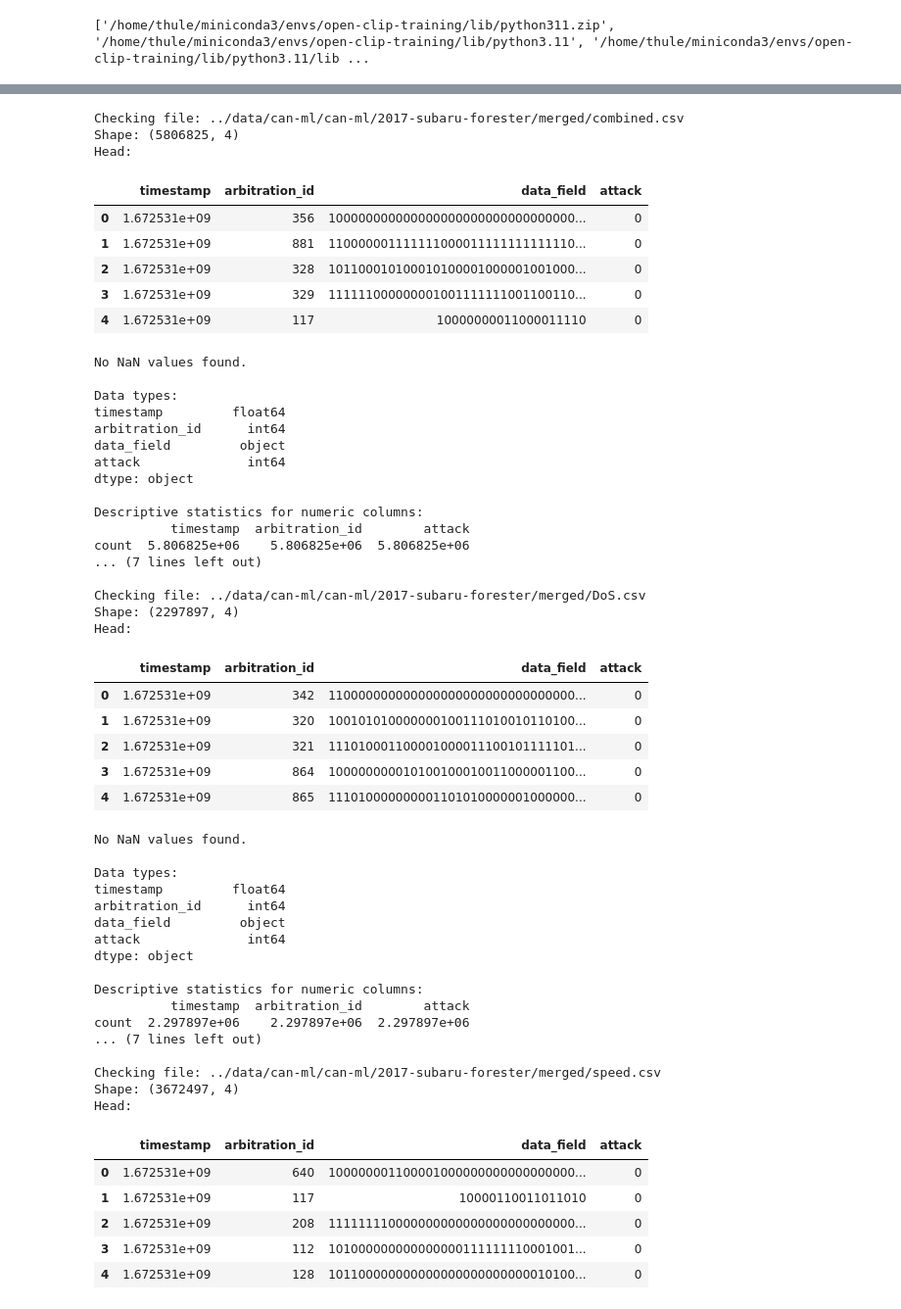
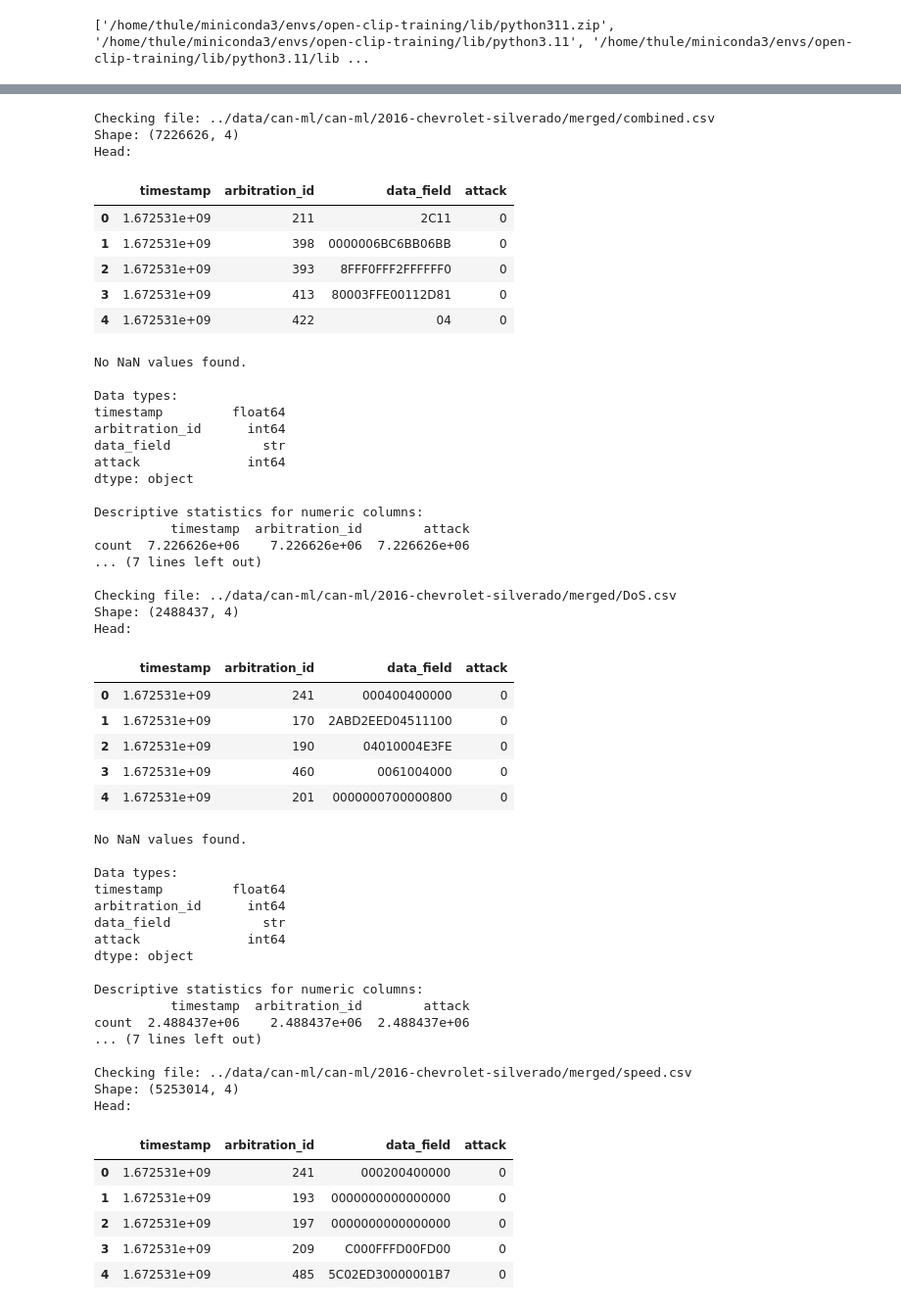
Before and after one commit to thulexuan/ConvRetNetIDS, a Jupyter notebook: notebooks/can_ml.ipynb, the cells around one changed output, grey strips where cells are left out. Shown at 98% size. Cells and saved outputs as stored; diff of their text form; code cells hidden in the pictures.

```diff
--- a/notebooks/can_ml.ipynb
+++ b/notebooks/can_ml.ipynb
@@ -13,7 +13,7 @@ import pandas as pd
 
 # Define the directory path for the attack folders
 input_dir = '../data/can-ml/can-ml/2017-subaru-forester/post-attack-labeled'  # Replace with your directory path
-output_dir = '../data/can-ml/can-ml/2017-subaru-forester/010726/merged'  # Replace with the output directory path for merged files
+output_dir = '../data/can-ml/can-ml/2017-subaru-forester/160926/merged-canid-in-hex'  # Replace with the output directory path for merged files
 
 # Create the output directory if it doesn't exist
 os.makedirs(output_dir, exist_ok=True)
@@ -44,7 +44,7 @@ for attack_type in attack_types:
 
             # Data preprocessing
             # Convert arbitration_id to integer (decimal) if it's a valid value
-            df['arbitration_id'] = df['arbitration_id'].apply(lambda x: int(x, 16) if isinstance(x, str) else x)
+            # df['arbitration_id'] = df['arbitration_id'].apply(lambda x: int(x, 16) if isinstance(x, str) else x)
 
             # Remove rows with any invalid values
             df = df[['timestamp', 'arbitration_id', 'data_field', 'attack']].dropna()
@@ -74,6 +74,6 @@ Merged systematic saved to ../data/can-ml/can-ml/2017-subaru-forester/010726/mer
 # %%
 # Define the directory path
-directory_path = '../data/can-ml/can-ml/2017-subaru-forester/010726/merged/combined.csv'
+directory_path = '../data/can-ml/can-ml/2016-chevrolet-silverado/merged/combined.csv'
 
 df = pd.read_csv(directory_path)
 # Display the first few rows of the combined DataFrame
@@ -98,8 +98,8 @@ import os
 import pandas as pd
 
 # Directory path containing CSV files
-# /home/hieutt/UniCon/data/can-ml/2017-subaru-forester/merged
-input_dir = '../data/can-ml/can-ml/2017-subaru-forester/merged'  # Change the path if needed
+# /home/hieutt/UniCon/data/can-ml/2016-chevrolet-silverado/merged
+input_dir = '../data/can-ml/can-ml/2016-chevrolet-silverado/merged'  # Change the path if needed
 
 # List of CSV files in the directory
 files = [f for f in os.listdir(input_dir) if f.endswith('.csv')]
@@ -118,86 +118,86 @@ def check_data(file_path):
     print("Head:")
     display(df.head())
 
     # Check for NaN values
     nan_count = df.isna().sum().sum()
     if nan_count > 0:
         print("Warning: There are NaN values in the data.")
         print(df.isna().sum())
     else:
         print("No NaN values found.")
 
     # Check data types
     print("\nData types:")
     print(df.dtypes)
 
     # Check label distribution if 'label' column exists
     if 'label' in df.columns:
         print("\nLabel distribution:")
         print(df['label'].value_counts())
 
     # Descriptive statistics for numeric columns
     print("\nDescriptive statistics for numeric columns:")
     print(df.describe())
 
 # Iterate over each file and check
 for file in files:
     check_data(os.path.join(input_dir, file))
 # %% [output]
-Checking file: ../data/can-ml/can-ml/2017-subaru-forester/merged/combined.csv
-Shape: (5806825, 4)
+Checking file: ../data/can-ml/can-ml/2016-chevrolet-silverado/merged/combined.csv
+Shape: (7226626, 4)
 Head:
 |  | timestamp | arbitration_id | data_field | attack |
-| 0 | 1.672531e+09 | 356 | 100000000000000000000000000000000... | 0 |
-| 1 | 1.672531e+09 | 881 | 110000001111111000011111111111110... | 0 |
-| 2 | 1.672531e+09 | 328 | 101100010100010100001000001001000... | 0 |
-| 3 | 1.672531e+09 | 329 | 111111000000001001111111001100110... | 0 |
-| 4 | 1.672531e+09 | 117 | 10000000011000011110 | 0 |
+| 0 | 1.672531e+09 | 211 | 2C11 | 0 |
+| 1 | 1.672531e+09 | 398 | 0000006BC6BB06BB | 0 |
+| 2 | 1.672531e+09 | 393 | 8FFF0FFF2FFFFFF0 | 0 |
+| 3 | 1.672531e+09 | 413 | 80003FFE00112D81 | 0 |
+| 4 | 1.672531e+09 | 422 | 04 | 0 |
 No NaN values found.
 
 Data types:
 timestamp         float64
 arbitration_id      int64
-data_field         object
+data_field            str
 attack              int64
 dtype: object
 
 Descriptive statistics for numeric columns:
           timestamp  arbitration_id        attack
-count  5.806825e+06    5.806825e+06  5.806825e+06
+count  7.226626e+06    7.226626e+06  7.226626e+06
 ... (7 lines left out)
 
-Checking file: ../data/can-ml/can-ml/2017-subaru-forester/merged/DoS.csv
-Shape: (2297897, 4)
+Checking file: ../data/can-ml/can-ml/2016-chevrolet-silverado/merged/DoS.csv
+Shape: (2488437, 4)
 Head:
 |  | timestamp | arbitration_id | data_field | attack |
-| 0 | 1.672531e+09 | 342 | 110000000000000000000000000000000... | 0 |
-| 1 | 1.672531e+09 | 320 | 100101010000000100111010010110100... | 0 |
-| 2 | 1.672531e+09 | 321 | 111010001100001000011100101111101... | 0 |
-| 3 | 1.672531e+09 | 864 | 100000000010100100010011000001100... | 0 |
-| 4 | 1.672531e+09 | 865 | 111010000000001101010000001000000... | 0 |
+| 0 | 1.672531e+09 | 241 | 000400400000 | 0 |
+| 1 | 1.672531e+09 | 170 | 2ABD2EED04511100 | 0 |
+| 2 | 1.672531e+09 | 190 | 04010004E3FE | 0 |
+| 3 | 1.672531e+09 | 460 | 0061004000 | 0 |
+| 4 | 1.672531e+09 | 201 | 0000000700000800 | 0 |
 No NaN values found.
 
 Data types:
 timestamp         float64
 arbitration_id      int64
-data_field         object
+data_field            str
 attack              int64
 dtype: object
 
 Descriptive statistics for numeric columns:
           timestamp  arbitration_id        attack
-count  2.297897e+06    2.297897e+06  2.297897e+06
+count  2.488437e+06    2.488437e+06  2.488437e+06
 ... (7 lines left out)
 
-Checking file: ../data/can-ml/can-ml/2017-subaru-forester/merged/speed.csv
-Shape: (3672497, 4)
+Checking file: ../data/can-ml/can-ml/2016-chevrolet-silverado/merged/speed.csv
+Shape: (5253014, 4)
 Head:
 |  | timestamp | arbitration_id | data_field | attack |
-| 0 | 1.672531e+09 | 640 | 100000001100001000000000000000000... | 0 |
-| 1 | 1.672531e+09 | 117 | 10000110011011010 | 0 |
-| 2 | 1.672531e+09 | 208 | 111111110000000000000000000000000... | 0 |
-| 3 | 1.672531e+09 | 112 | 101000000000000000111111110001001... | 0 |
-| 4 | 1.672531e+09 | 128 | 101100000000000000000000000010100... | 0 |
+| 0 | 1.672531e+09 | 241 | 000200400000 | 0 |
+| 1 | 1.672531e+09 | 193 | 0000000000000000 | 0 |
+| 2 | 1.672531e+09 | 197 | 0000000000000000 | 0 |
+| 3 | 1.672531e+09 | 209 | C000FFFD00FD00 | 0 |
+| 4 | 1.672531e+09 | 485 | 5C02ED30000001B7 | 0 |
 No NaN values found.
 
 Data types:
```
Also changed, not shown: parts of 3 cells of this notebook, 31 other files.
